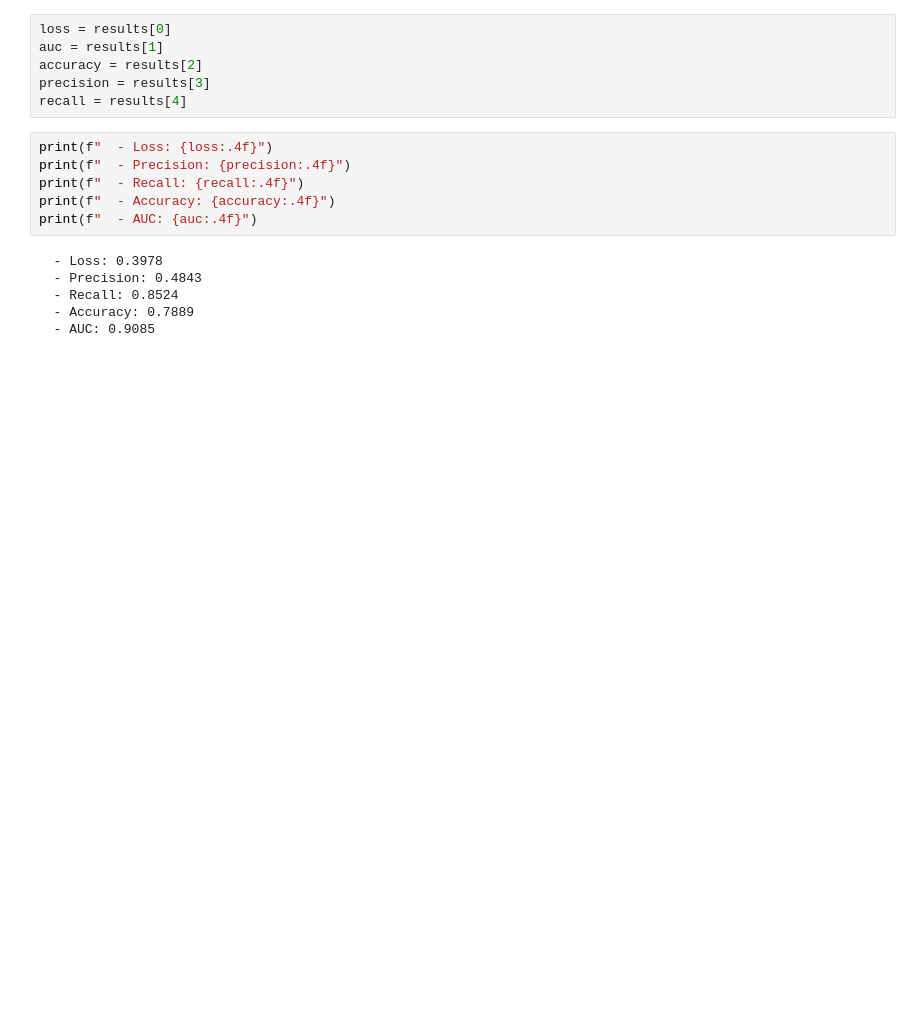
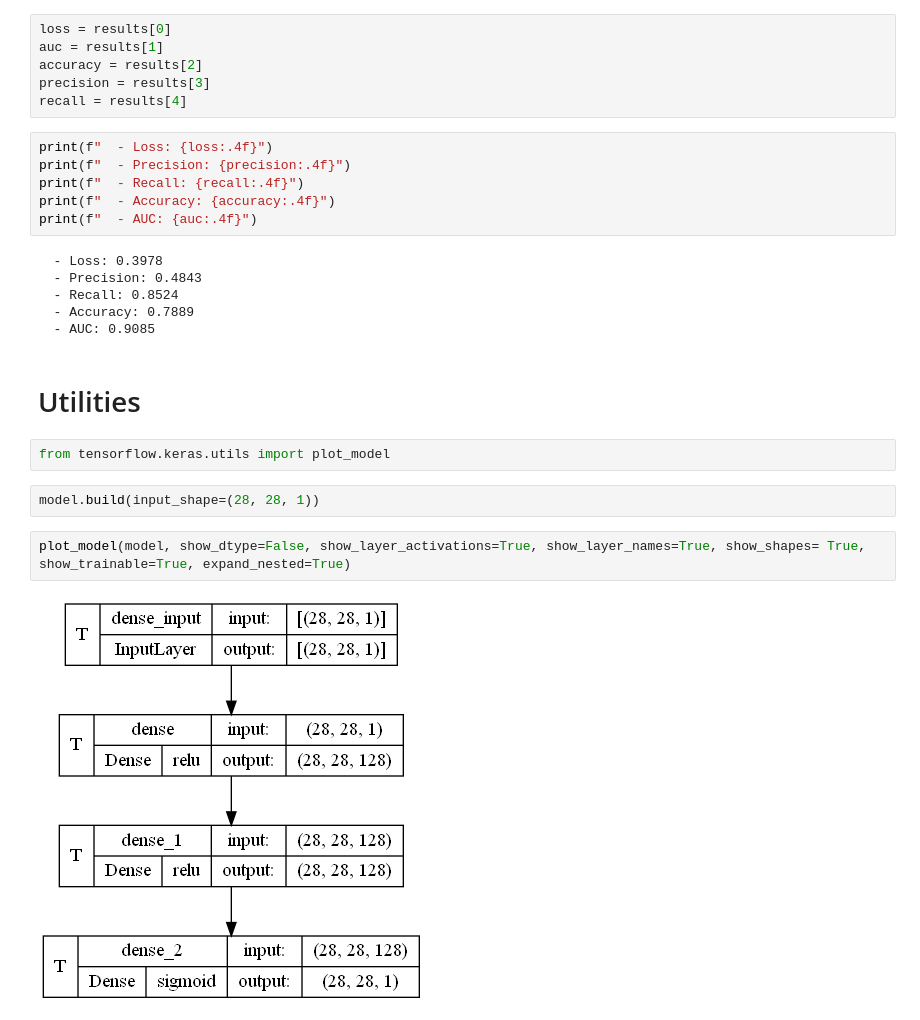
Before and after one commit to Imokut/projects, a Jupyter notebook: ECG signal prediction/notebook_1.ipynb, the cells around one changed output. Cells and saved outputs as stored; diff of their text form; blank space fills up the shorter version.

Commit message:
add plot_model util

```diff
--- a/ECG signal prediction/notebook_1.ipynb
+++ b/ECG signal prediction/notebook_1.ipynb
@@ -186,3 +192,13 @@ print(f"  - AUC: {auc:.4f}")
   - Recall: 0.8524
   - Accuracy: 0.7889
   - AUC: 0.9085
+# %% [markdown]
+# Utilities
+# %%
+from tensorflow.keras.utils import plot_model
+# %%
+model.build(input_shape=(28, 28, 1))
+# %%
+plot_model(model, show_dtype=False, show_layer_activations=True, show_layer_names=True, show_shapes= True, show_trainable=True, expand_nested=True)
+# %% [output]
+[figure, added]
```
Also changed, not shown: parts of 3 cells of this notebook, 2 other files.
